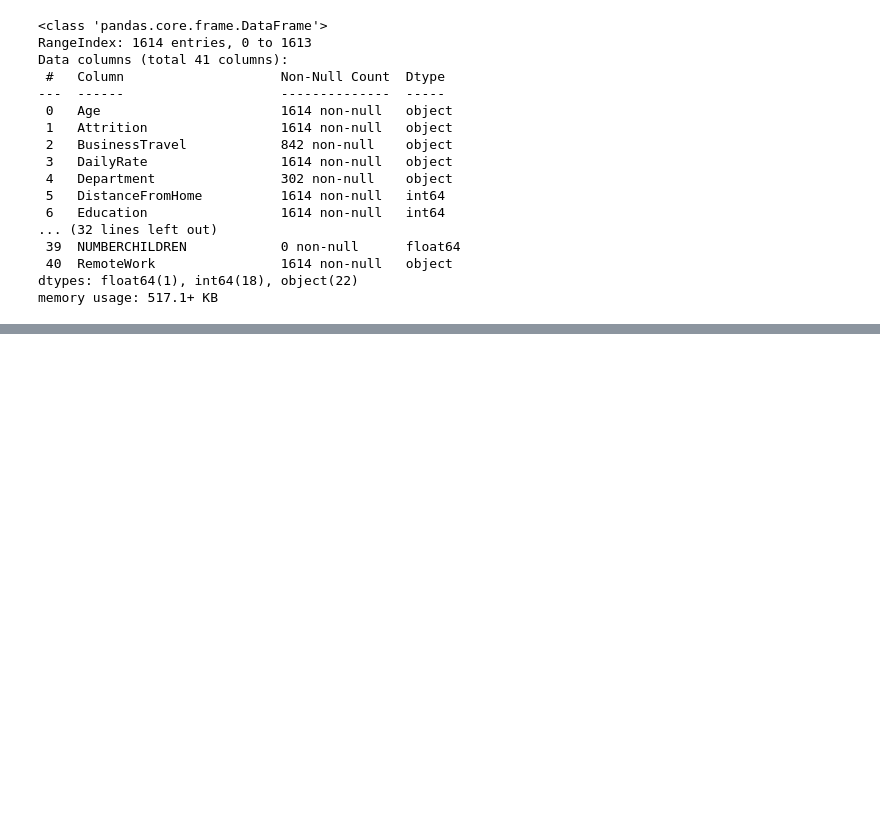
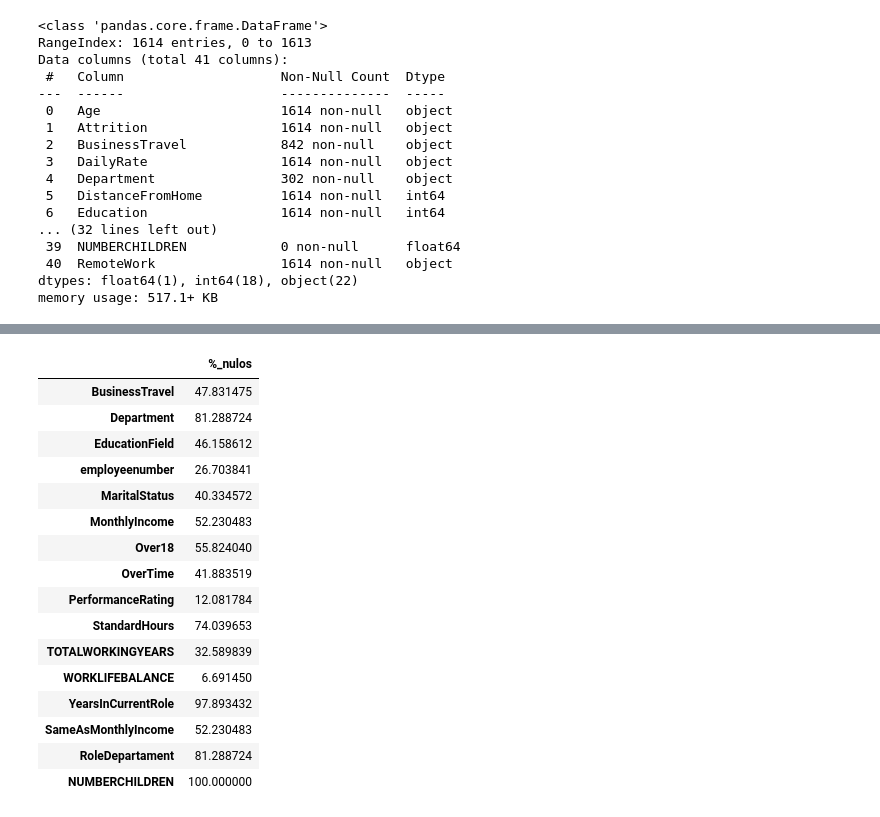
Before and after one commit to jackyto20/keeptalent, a Jupyter notebook: analisis_datos_csv.ipynb, the cells around one changed output, grey strips where cells are left out. Drawn from its saved outputs; the diff is of its cells as text; code cells hidden in the pictures; blank space fills up the shorter version.

```diff
--- a/analisis_datos_csv.ipynb
+++ b/analisis_datos_csv.ipynb
@@ -125,0 +129,4 @@ prueba.head(20)
+# %%
+# Calcular el porcentaje de nulos para cada columna
+porc_nulos = (df.isnull().sum() / df.shape[0]) * 100
+porc_nulos
@@ -125,0 +151,24 @@ prueba.head(20)
+# %%
+# lo convertimos a DataFrame
+df_nulos = pd.DataFrame(porc_nulos, columns = ["%_nulos"])
+
+# filtramos para ver las columnas que tienen nulos
+df_nulos[df_nulos["%_nulos"] > 0]
+# %% [output]
+|  | %_nulos |
+| BusinessTravel | 47.831475 |
+| Department | 81.288724 |
+| EducationField | 46.158612 |
+| employeenumber | 26.703841 |
+| MaritalStatus | 40.334572 |
+| MonthlyIncome | 52.230483 |
+| Over18 | 55.824040 |
+| OverTime | 41.883519 |
+| PerformanceRating | 12.081784 |
+| StandardHours | 74.039653 |
+| TOTALWORKINGYEARS | 32.589839 |
+| WORKLIFEBALANCE | 6.691450 |
+| YearsInCurrentRole | 97.893432 |
+| SameAsMonthlyIncome | 52.230483 |
+| RoleDepartament | 81.288724 |
+| NUMBERCHILDREN | 100.000000 |
```
Also changed, not shown: parts of 7 cells of this notebook.
